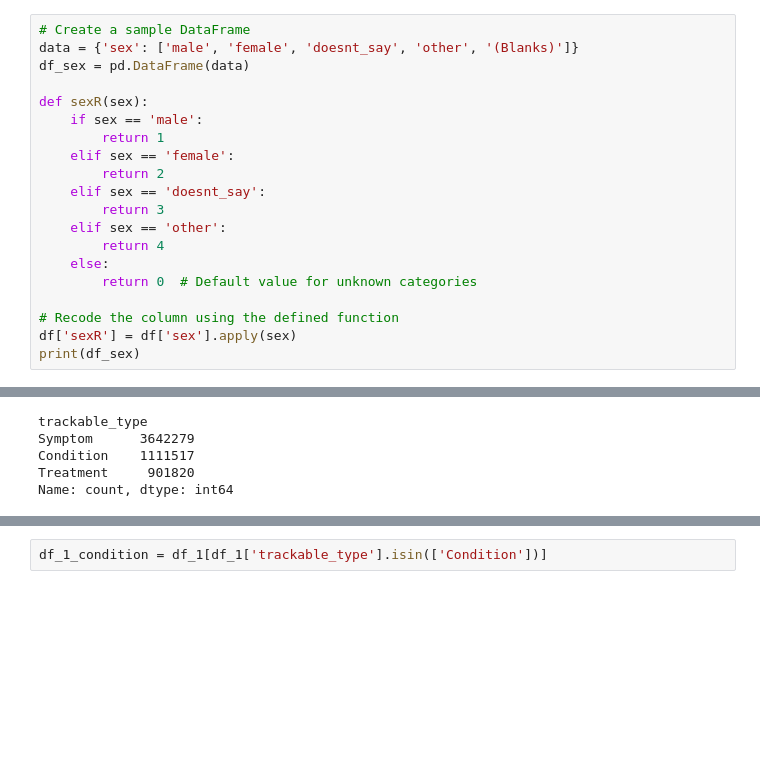
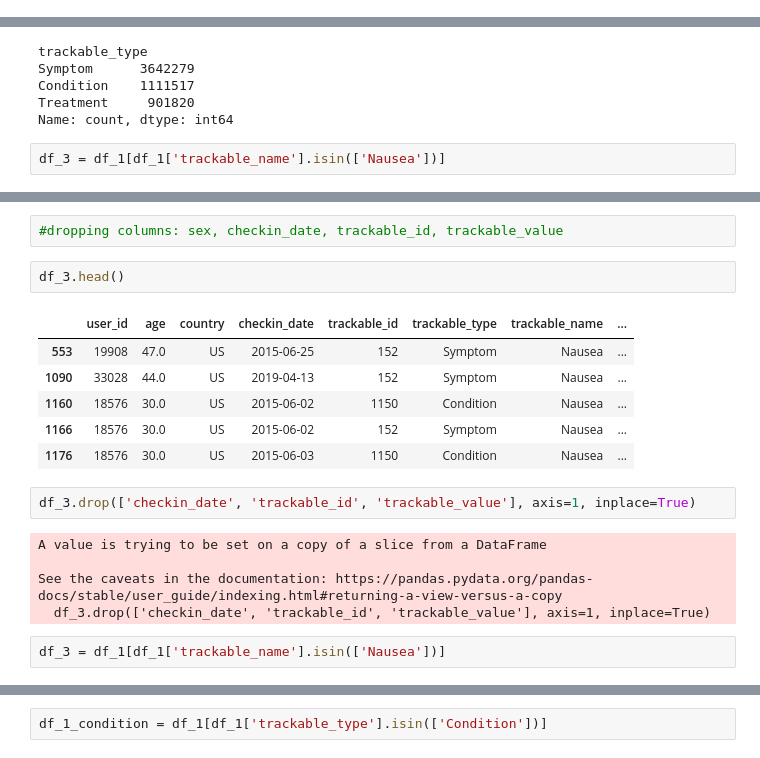
Before and after one commit to joydowns/Data-Science-Final-Project-Chronic-Illness, a Jupyter notebook: Final Project - JD.ipynb, the cells around one changed output, grey strips where cells are left out. Cells and saved outputs as stored; diff of their text form; blank space fills up the shorter version.

```diff
--- a/Final Project - JD.ipynb
+++ b/Final Project - JD.ipynb
@@ -61,20 +57,0 @@ df['user_id']= df.user_id.cat.codes
-# %%
-# Create a sample DataFrame
-data = {'sex': ['male', 'female', 'doesnt_say', 'other', '(Blanks)']}
-df_sex = pd.DataFrame(data)
-
-def sexR(sex):
-    if sex == 'male':
-        return 1
-    elif sex == 'female':
-        return 2
-    elif sex == 'doesnt_say':
-        return 3
-    elif sex == 'other':
-        return 4
-    else:
-        return 0  # Default value for unknown categories
-
-# Recode the column using the defined function
-df['sexR'] = df['sex'].apply(sex)
-print(df_sex)
@@ -224,3 +246,5 @@ Symptom      3642279
 Condition    1111517
 Treatment     901820
 Name: count, dtype: int64
+# %%
+df_3 = df_1[df_1['trackable_name'].isin(['Nausea'])]
@@ -226,0 +264,20 @@ Name: count, dtype: int64
+# %%
+#dropping columns: sex, checkin_date, trackable_id, trackable_value
+# %%
+df_3.head()
+# %% [output]
+|  | user_id | age | country | checkin_date | trackable_id | trackable_type | trackable_name | ... |
+| 553 | 19908 | 47.0 | US | 2015-06-25 | 152 | Symptom | Nausea | ... |
+| 1090 | 33028 | 44.0 | US | 2019-04-13 | 152 | Symptom | Nausea | ... |
+| 1160 | 18576 | 30.0 | US | 2015-06-02 | 1150 | Condition | Nausea | ... |
+| 1166 | 18576 | 30.0 | US | 2015-06-02 | 152 | Symptom | Nausea | ... |
+| 1176 | 18576 | 30.0 | US | 2015-06-03 | 1150 | Condition | Nausea | ... |
+# %%
+df_3.drop(['checkin_date', 'trackable_id', 'trackable_value'], axis=1, inplace=True)
+# %% [output]
+A value is trying to be set on a copy of a slice from a DataFrame
+
+See the caveats in the documentation: https://pandas.pydata.org/pandas-docs/stable/user_guide/indexing.html#returning-a-view-versus-a-copy
+  df_3.drop(['checkin_date', 'trackable_id', 'trackable_value'], axis=1, inplace=True)
+# %%
+df_3 = df_1[df_1['trackable_name'].isin(['Nausea'])]
```
Also changed, not shown: parts of 41 cells of this notebook.
